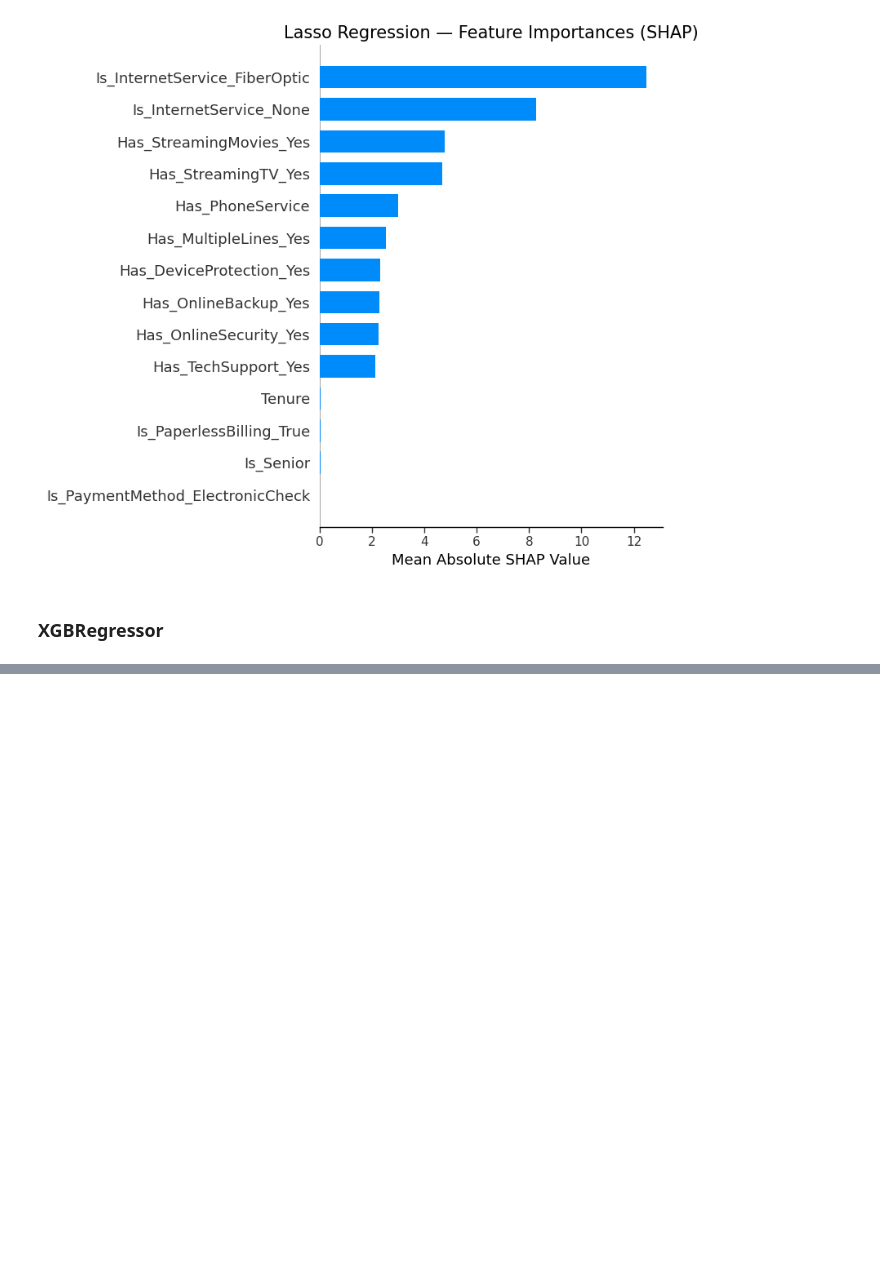
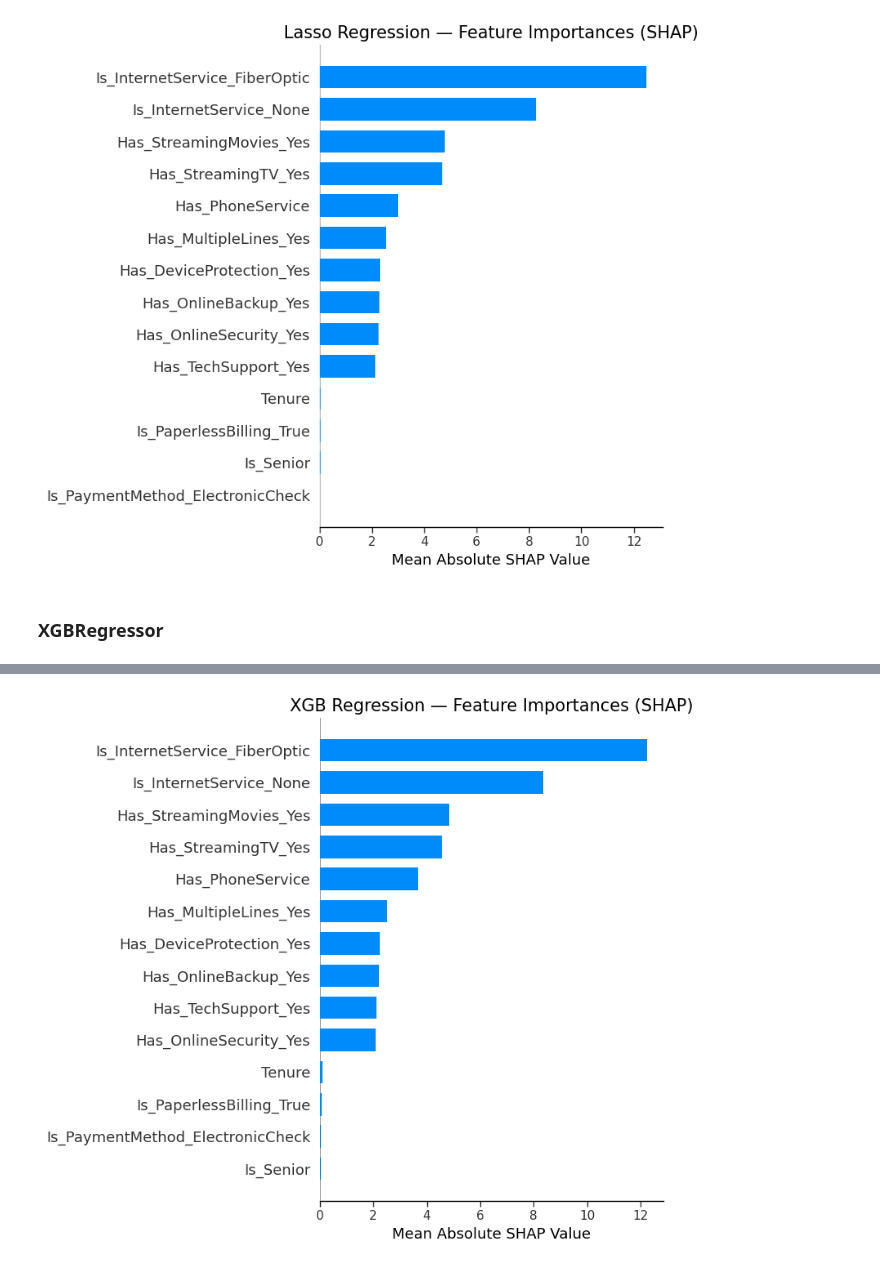
Before and after one commit to kitlapp/Telco_ML, a Jupyter notebook: Regression_ML_Katerina.ipynb, the cells around one changed output, grey strips where cells are left out. Cells and saved outputs as stored; diff of their text form; code cells hidden in the pictures; blank space fills up the shorter version.

```diff
--- a/Regression_ML_Katerina.ipynb
+++ b/Regression_ML_Katerina.ipynb
@@ -1275,3 +1357,11 @@ plt.show()
+# %%
+shap.summary_plot(shap_values_xgb, X_test, plot_type="bar", show = False)
+plt.title("XGB Regression — Feature Importances (SHAP)")
+plt.xlabel("Mean Absolute SHAP Value")
+plt.tight_layout()
+plt.show()
+# %% [output]
+[figure, added]
 # %%
 #Tree like model which has feature importances
 #You cannot see the direction + or - like with the weights in linear models
```
Also changed, not shown: parts of 11 cells of this notebook.
